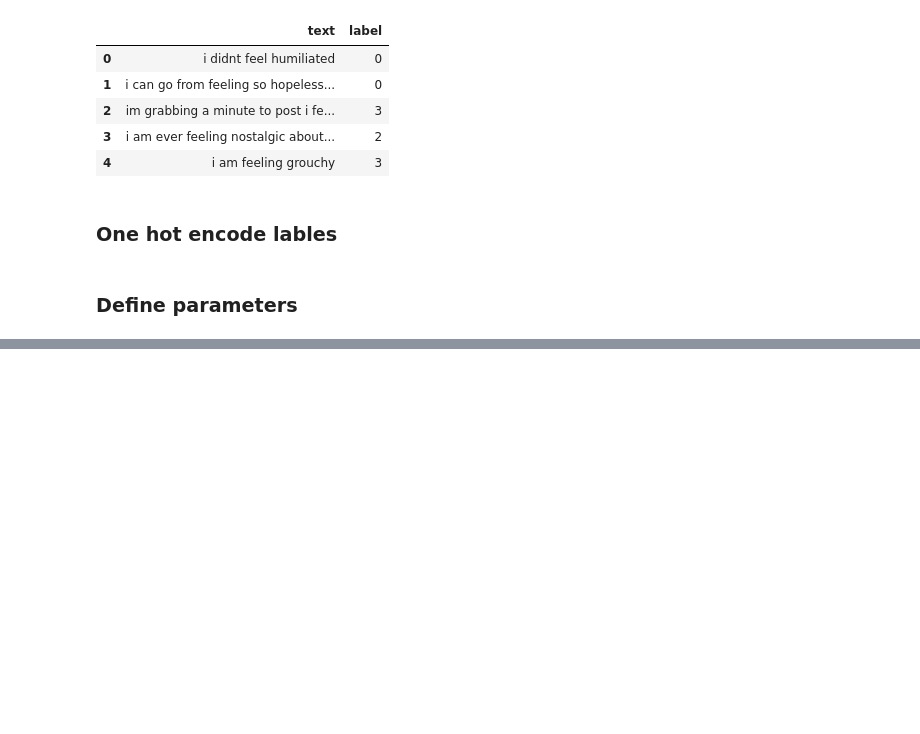
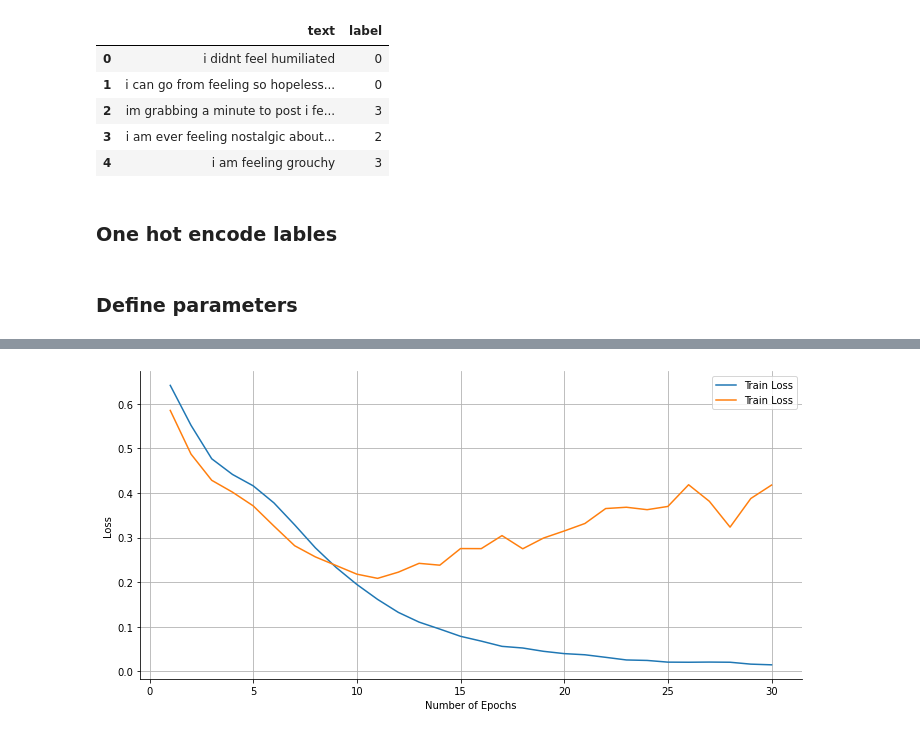
Before and after one commit to msahamed/emotion-detection, a Jupyter notebook: Text_Emotion_Detection.ipynb, the cells around one changed output, grey strips where cells are left out. Drawn from its saved outputs; the diff is of its cells as text; code cells hidden in the pictures; blank space fills up the shorter version.

```diff
--- a/Text_Emotion_Detection.ipynb
+++ b/Text_Emotion_Detection.ipynb
@@ -97,16 +102,18 @@ test_dataset = EmotionDataset(test['text'].tolist(), test_labels.to_numpy(), tok
 # %%
 ### Data loader
 train_dataloader = DataLoader(train_dataset, batch_size=BATCH_SIZE, shuffle=SHUFFLE)
-val_dataloader = DataLoader(validation_dataset, batch_size=BATCH_SIZE, shuffle=SHUFFLE)
+validation_dataloader = DataLoader(validation_dataset, batch_size=BATCH_SIZE, shuffle=SHUFFLE)
 test_dataloader = DataLoader(test_dataset, batch_size=1)
 # %%
 class DistillBeterClassifier(nn.Module):
     def __init__(self):
         super().__init__()
         self.distillbert = DistilBertModel.from_pretrained('distilbert-base-uncased', return_dict=True)
-        self.layer_1 = nn.Linear(768, 512)
-        self.layer_2 = nn.Linear(512, NUM_CLASSES)
-        self.dropout = nn.Dropout(0.3)
+        self.layer_1 = nn.Linear(768, 128)
+        self.layer_2 = nn.Linear(128, 64)
+        self.layer_3 = nn.Linear(64, 32)
+        self.layer_4 = nn.Linear(32, NUM_CLASSES)
+        self.dropout = nn.Dropout(0.5)
         self.relu = nn.ReLU()
 
     def forward(self, ids, masks):
@@ -115,8 +122,10 @@ class DistillBeterClassifier(nn.Module):
         pooled_output = pooled_output[:, 0]
 
         output = self.relu(self.dropout(pooled_output))
-        output = self.relu(self.layer_1(output))
-        logits = self.layer_2(output)
+        output = self.relu(self.dropout(self.layer_1(output)))
+        output = self.relu(self.dropout(self.layer_2(output)))
+        output = self.relu(self.dropout(self.layer_3(output)))
+        logits = self.layer_4(output)
         return logits
 # %%
 model = DistillBeterClassifier().to(device)
@@ -169,14 +178,16 @@ def train(dataloader):
         loss.backward()
         total_loss += loss.item()
         optimizer.step()
-        scheduler.step()
+        # scheduler.step()
 
     return total_loss / len(dataloader)
 # %%
 ### final training
+train_loss = []
+validation_loss = []
 for epoch in range(1, EPOCHS +1):
-    train_loss = train(train_dataloader)
-    valid_loss = evaluate(val_dataloader)
+    train_loss.append(train(train_dataloader))
+    validation_loss.append(evaluate(validation_dataloader))
     print(
-        f'Epoch: {epoch} | Train Loss: {train_loss:.4f} | Valid loss: {valid_loss:.4f}'
+        f'Epoch: {epoch} | Train Loss: {train_loss[epoch-1]:.4f} | Valid loss: {validation_loss[epoch-1]:.4f}'
     )
@@ -182,0 +216,12 @@ for epoch in range(1, EPOCHS +1):
+# %%
+epochs = np.arange(1, EPOCHS +1)
+plt.figure(figsize=(10,5))
+sns.lineplot(x = epochs, y = train_loss, label = "Train Loss")
+sns.lineplot(x = epochs, y = validation_loss, label = "Train Loss")
+plt.xlabel("Number of Epochs")
+plt.ylabel("Loss")
+plt.grid()
+sns.despine()
+plt.tight_layout()
+# %% [output]
+[figure, added]
```
Also changed, not shown: parts of 8 cells of this notebook.
